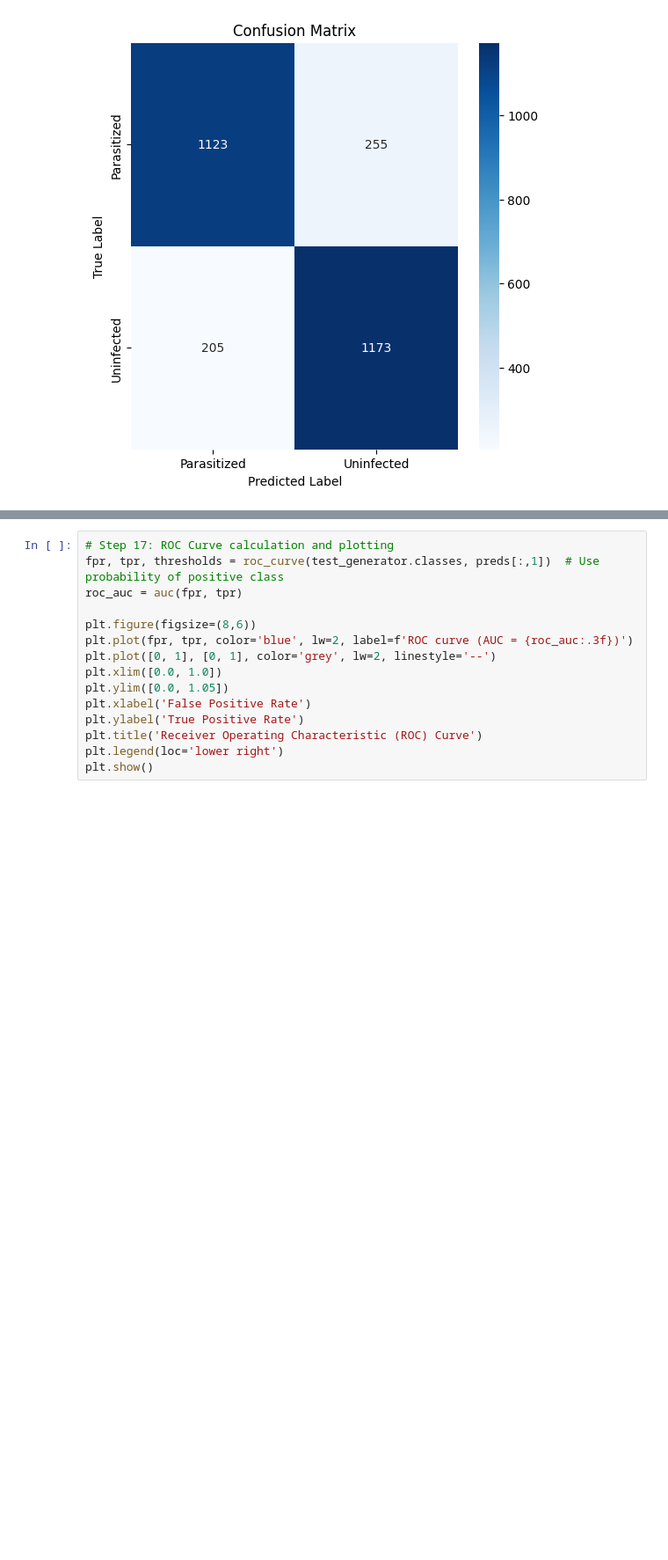
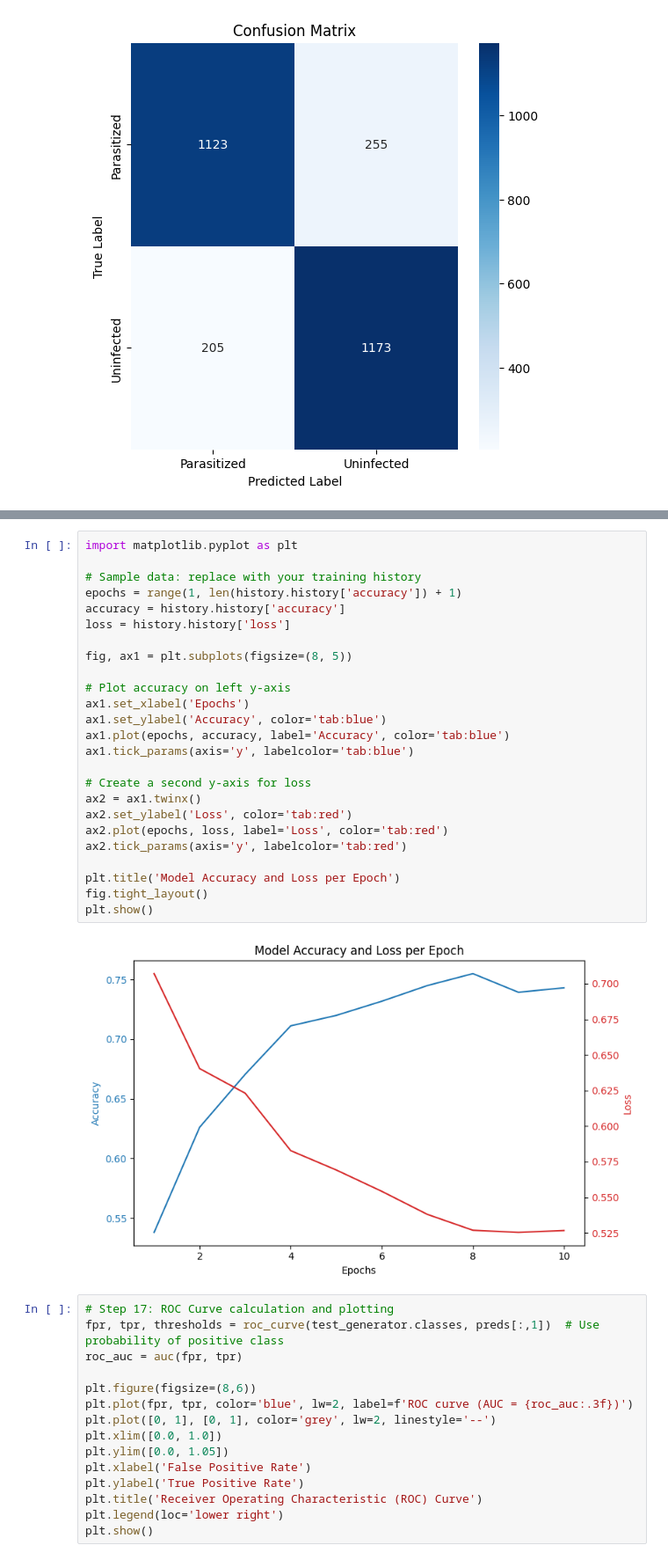
Before and after one commit to niaz1971/MALARIAL_CELL_CLASSIFICATION_USING_CNN, a Jupyter notebook: VGG19_MALARIAL_CELL_CLASSIFICATION.ipynb, the cells around one changed output, grey strips where cells are left out. Shown at 88% size. Drawn from its saved outputs; the diff is of its cells as text; blank space fills up the shorter version.

```diff
--- a/VGG19_MALARIAL_CELL_CLASSIFICATION.ipynb
+++ b/VGG19_MALARIAL_CELL_CLASSIFICATION.ipynb
@@ -385,3 +429,30 @@ plt.show()
+# %%
+import matplotlib.pyplot as plt
+
+# Sample data: replace with your training history
+epochs = range(1, len(history.history['accuracy']) + 1)
+accuracy = history.history['accuracy']
+loss = history.history['loss']
+
+fig, ax1 = plt.subplots(figsize=(8, 5))
+
+# Plot accuracy on left y-axis
+ax1.set_xlabel('Epochs')
+ax1.set_ylabel('Accuracy', color='tab:blue')
+ax1.plot(epochs, accuracy, label='Accuracy', color='tab:blue')
+ax1.tick_params(axis='y', labelcolor='tab:blue')
+
+# Create a second y-axis for loss
+ax2 = ax1.twinx()
+ax2.set_ylabel('Loss', color='tab:red')
+ax2.plot(epochs, loss, label='Loss', color='tab:red')
+ax2.tick_params(axis='y', labelcolor='tab:red')
+
+plt.title('Model Accuracy and Loss per Epoch')
+fig.tight_layout()
+plt.show()
+# %% [output]
+[figure, added]
 # %%
 # Step 17: ROC Curve calculation and plotting
 fpr, tpr, thresholds = roc_curve(test_generator.classes, preds[:,1])  # Use probability of positive class
```
Also changed, not shown: parts of 1 cell of this notebook.
